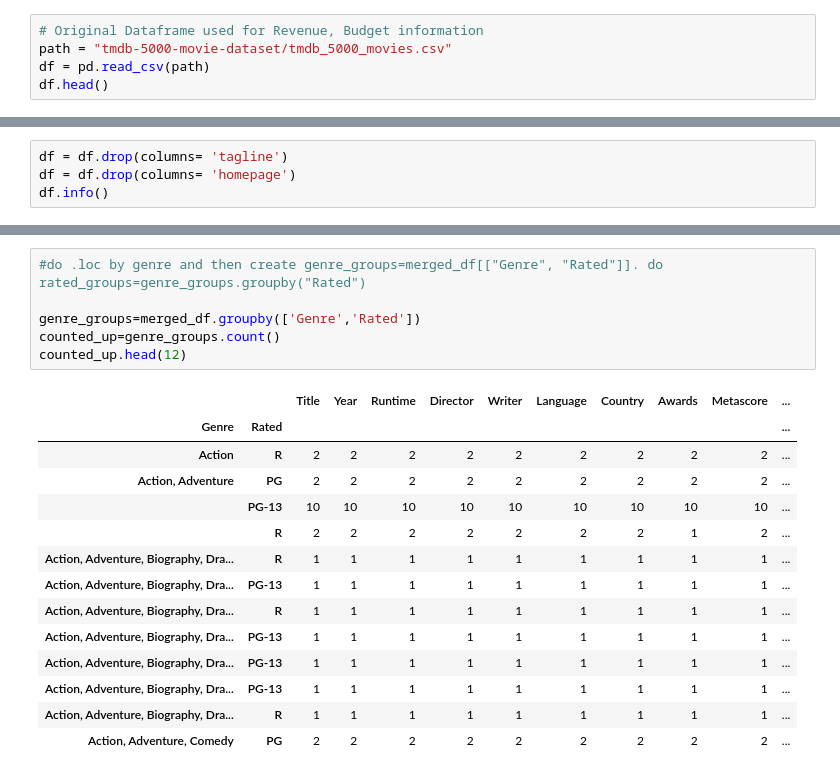
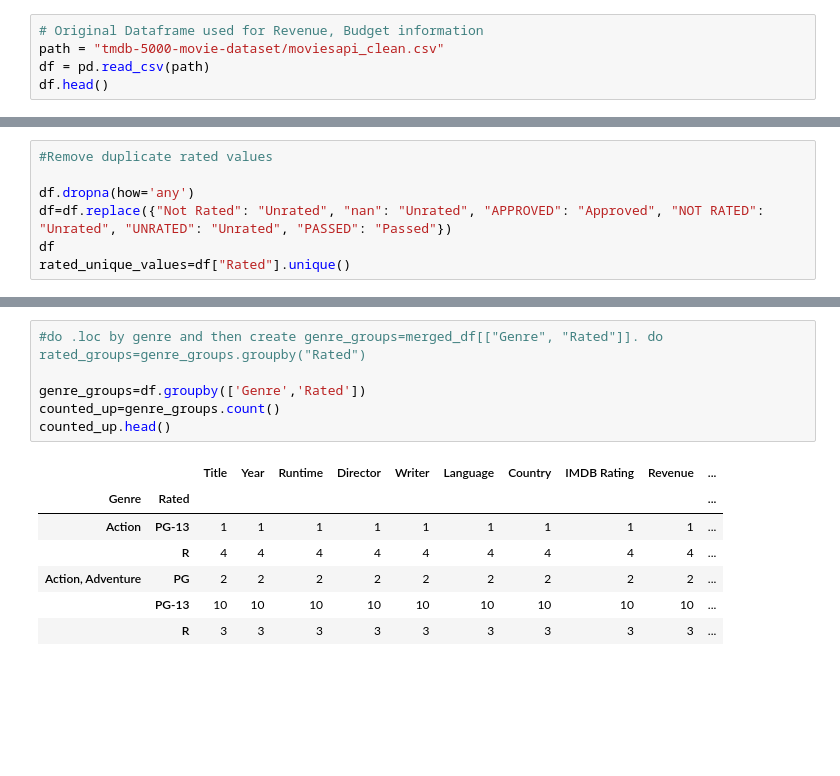
Before and after one commit to suvs27/Movie2019, a Jupyter notebook: movie_project_working.ipynb, the cells around one changed output, grey strips where cells are left out. Drawn from its saved outputs; the diff is of its cells as text; blank space fills up the shorter version.

```diff
--- a/movie_project_working.ipynb
+++ b/movie_project_working.ipynb
@@ -11,6 +17,6 @@ from pprint import pprint
 # %%
 # Original Dataframe used for Revenue, Budget information
-path = "tmdb-5000-movie-dataset/tmdb_5000_movies.csv"
+path = "tmdb-5000-movie-dataset/moviesapi_clean.csv"
 df = pd.read_csv(path)
 df.head()
 # %% [output]
@@ -35,2 +36,9 @@ new_df.head()
+# %%
+#Remove duplicate rated values
+
+df.dropna(how='any')
+df=df.replace({"Not Rated": "Unrated", "nan": "Unrated", "APPROVED": "Approved", "NOT RATED": "Unrated", "UNRATED": "Unrated", "PASSED": "Passed"})
+df
+rated_unique_values=df["Rated"].unique()
 # %%
 # Movie release dates are between 1916 and 2017
@@ -65,4 +73,0 @@ memory usage: 750.5+ KB
-# %%
-df = df.drop(columns= 'tagline')
-df = df.drop(columns= 'homepage')
-df.info()
@@ -216,22 +106,15 @@ plt.figure(figsize=(100,6))
 # %%
 #do .loc by genre and then create genre_groups=merged_df[["Genre", "Rated"]]. do rated_groups=genre_groups.groupby("Rated")
 
-genre_groups=merged_df.groupby(['Genre','Rated'])
+genre_groups=df.groupby(['Genre','Rated'])
 counted_up=genre_groups.count()
-counted_up.head(12)
+counted_up.head()
 # %% [output]
-|  |  | Title | Year | Runtime | Director | Writer | Language | Country | Awards | Metascore | ... |
+|  |  | Title | Year | Runtime | Director | Writer | Language | Country | IMDB Rating | Revenue | ... |
 | Genre | Rated |  |  |  |  |  |  |  |  |  | ... |
-| Action | R | 2 | 2 | 2 | 2 | 2 | 2 | 2 | 2 | 2 | ... |
+| Action | PG-13 | 1 | 1 | 1 | 1 | 1 | 1 | 1 | 1 | 1 | ... |
+|  | R | 4 | 4 | 4 | 4 | 4 | 4 | 4 | 4 | 4 | ... |
 | Action, Adventure | PG | 2 | 2 | 2 | 2 | 2 | 2 | 2 | 2 | 2 | ... |
 |  | PG-13 | 10 | 10 | 10 | 10 | 10 | 10 | 10 | 10 | 10 | ... |
-|  | R | 2 | 2 | 2 | 2 | 2 | 2 | 2 | 1 | 2 | ... |
-| Action, Adventure, Biography, Dra... | R | 1 | 1 | 1 | 1 | 1 | 1 | 1 | 1 | 1 | ... |
-| Action, Adventure, Biography, Dra... | PG-13 | 1 | 1 | 1 | 1 | 1 | 1 | 1 | 1 | 1 | ... |
-| Action, Adventure, Biography, Dra... | R | 1 | 1 | 1 | 1 | 1 | 1 | 1 | 1 | 1 | ... |
-| Action, Adventure, Biography, Dra... | PG-13 | 1 | 1 | 1 | 1 | 1 | 1 | 1 | 1 | 1 | ... |
-| Action, Adventure, Biography, Dra... | PG-13 | 1 | 1 | 1 | 1 | 1 | 1 | 1 | 1 | 1 | ... |
-| Action, Adventure, Biography, Dra... | PG-13 | 1 | 1 | 1 | 1 | 1 | 1 | 1 | 1 | 1 | ... |
-| Action, Adventure, Biography, Dra... | R | 1 | 1 | 1 | 1 | 1 | 1 | 1 | 1 | 1 | ... |
-| Action, Adventure, Comedy | PG | 2 | 2 | 2 | 2 | 2 | 2 | 2 | 2 | 2 | ... |
+|  | R | 3 | 3 | 3 | 3 | 3 | 3 | 3 | 3 | 3 | ... |
 # %%
```
Also changed, not shown: parts of 21 cells of this notebook.
